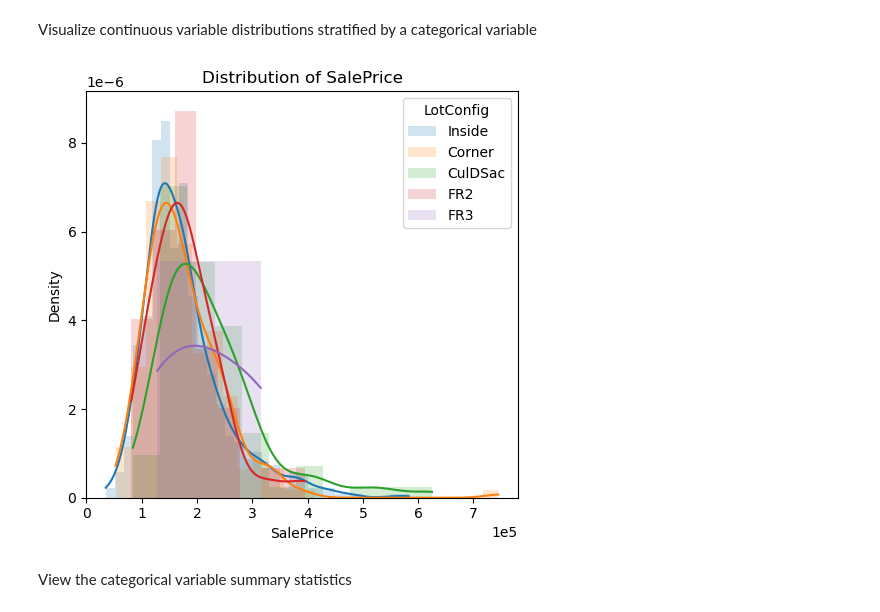
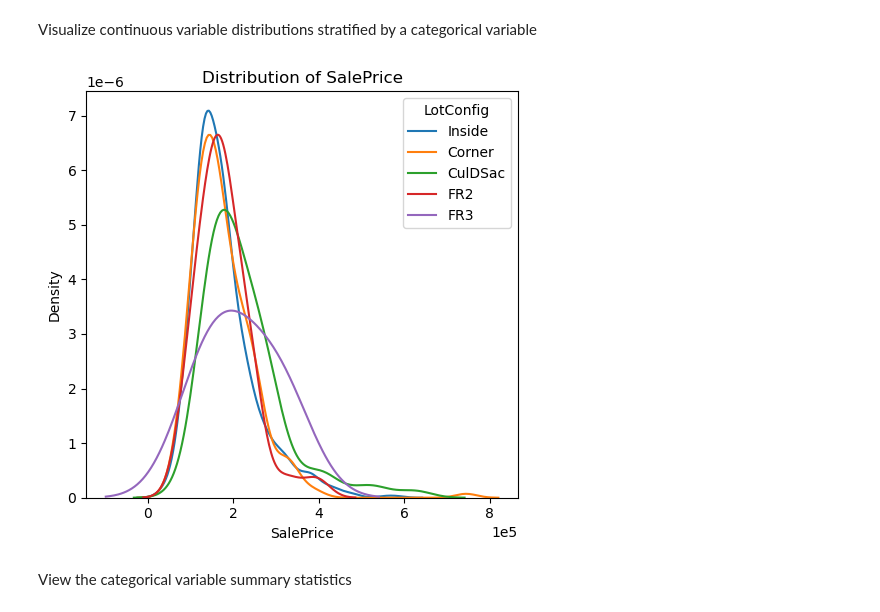
Before and after one commit to ajy25/TabularMagic, a Jupyter notebook: demo/regression_start_to_finish_demo.ipynb, the cells around one changed output. Saved outputs shown, nothing was run; the diff lists cells and outputs as text; code cells hidden in the pictures.

```diff
--- a/demo/regression_start_to_finish_demo.ipynb
+++ b/demo/regression_start_to_finish_demo.ipynb
@@ -67,9 +66,9 @@ tm.eda('train').plot_distribution('HouseStyle')
 Visualize continuous variable distributions stratified by a categorical variable
 # %%
 tm.eda('train').plot_distribution_stratified('SalePrice',
-    'LotConfig', include_hist=True)
+    'LotConfig', include_hist=False)
 # %% [output]
-[figure, old version]
+[figure, new version]
 # %% [markdown]
 View the categorical variable summary statistics
 # %%
```
Also changed, not shown: parts of 15 cells of this notebook, 8 other files.
